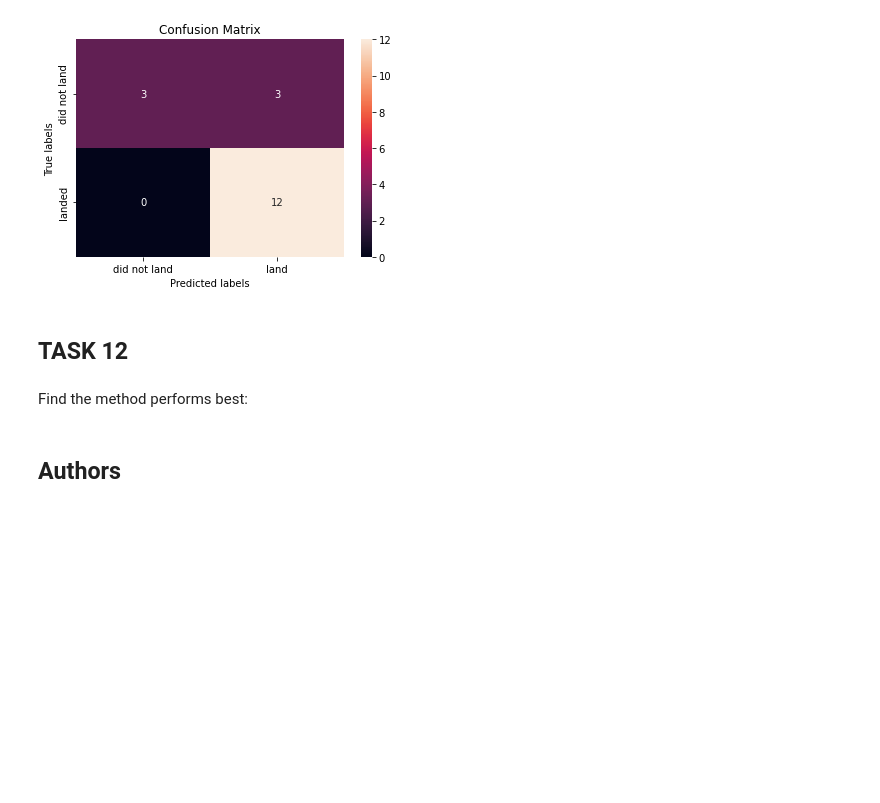
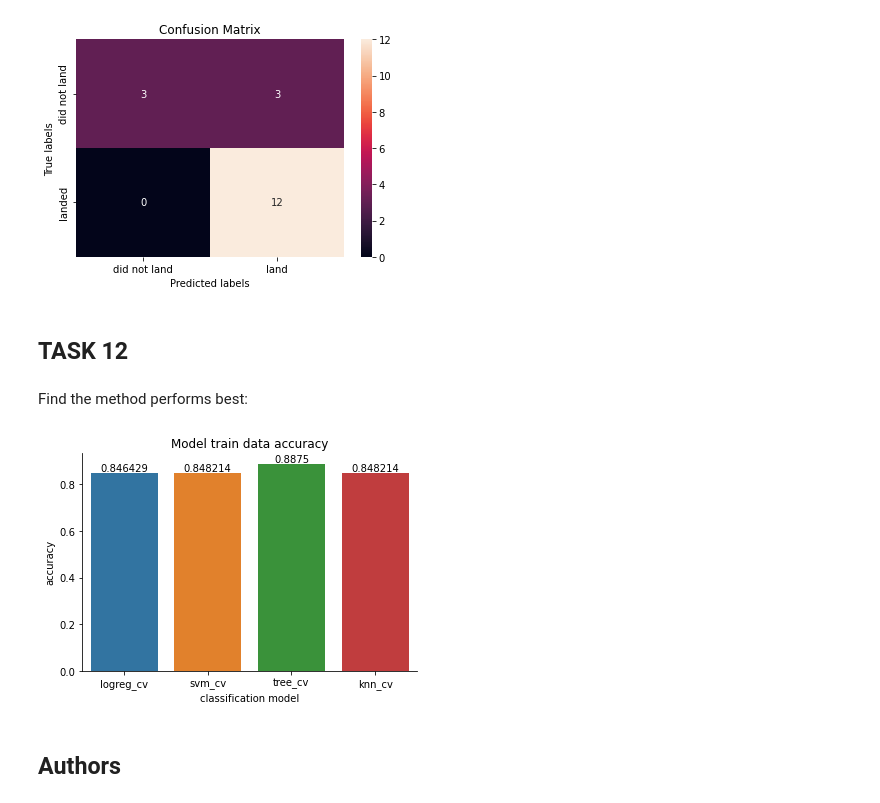
Before and after one commit to keirasanders1/IBM_ds_capstone, a Jupyter notebook: SpaceX_Machine Learning Prediction_Part_5.ipynb, the cells around one changed output. Saved outputs shown, nothing was run; the diff lists cells and outputs as text; code cells hidden in the pictures; blank space fills up the shorter version.

```diff
--- a/SpaceX_Machine Learning Prediction_Part_5.ipynb
+++ b/SpaceX_Machine Learning Prediction_Part_5.ipynb
@@ -336,5 +336,17 @@ plot_confusion_matrix(Y_test,yhat)
 ## TASK  12
 # %% [markdown]
 Find the method performs best:
+# %%
+x_bar = ['logreg_cv','svm_cv','tree_cv','knn_cv']
+y_train_accuracy = [logreg_cv.best_score_,svm_cv.best_score_,tree_cv.best_score_,knn_cv.best_score_]
+ax = sns.barplot(x=x_bar,y=y_train_accuracy)
+ax.bar_label(ax.containers[0])
+sns.despine()
+plt.xlabel('classification model')
+plt.ylabel('accuracy')
+plt.title('Model train data accuracy')
+plt.show()
+# %% [output]
+[figure, added]
 # %% [markdown]
 ## Authors
```
Also changed, not shown: parts of 4 cells of this notebook.
